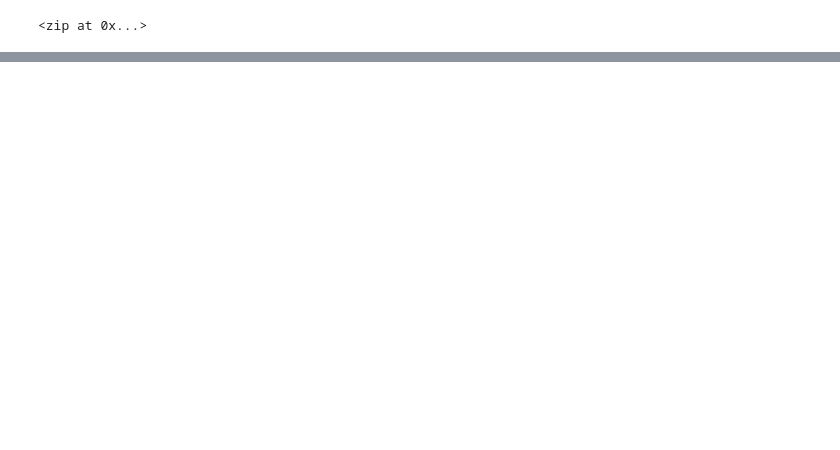
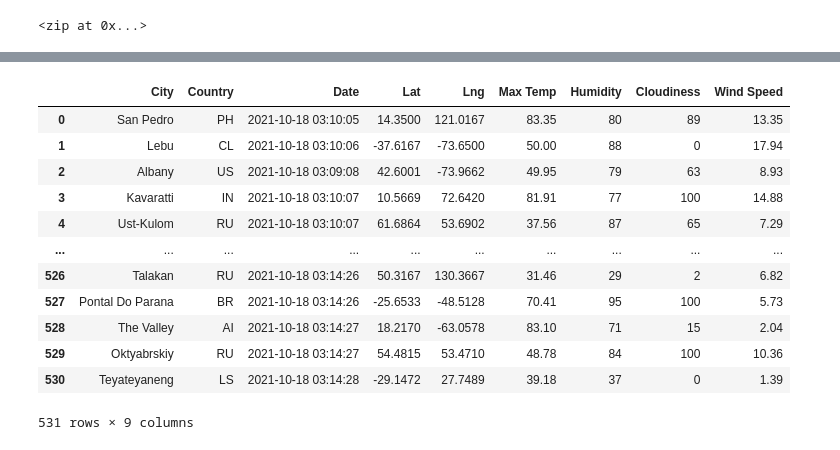
Before and after one commit to MinLopez/World_Weather_Analysis, a Jupyter notebook: WeatherPy.ipynb, the cells around one changed output, grey strips where cells are left out. Drawn from its saved outputs; the diff is of its cells as text; code cells hidden in the pictures; blank space fills up the shorter version.

```diff
--- a/WeatherPy.ipynb
+++ b/WeatherPy.ipynb
@@ -33,0 +45,3 @@ len(cities)
+# %%
+# Starting URL for Weather Map API Call.
+url = "http://api.openweathermap.org/data/2.5/weather?units=Imperial&APPID=" + weather_api_key
@@ -33,0 +51,10 @@ len(cities)
+# %%
+# Create an empty list to hold the weather data.
+city_data = []
+# Print the beginning of the logging.
+print("Beginning Data Retrieval     ")
+print("-----------------------------")
+
+# Create counters.
+record_count = 1
+set_count = 1
@@ -33,0 +141,4 @@ len(cities)
+# %%
+# Convert the array of dictionaries to a Pandas DataFrame.
+city_data_df = pd.DataFrame(city_data)
+city_data_df.head(10)
@@ -33,0 +157,3 @@ len(cities)
+# %%
+new_column_order = ["City", "Country", "Date", "Lat", "Lng" , "Max Temp" , "Humidity" , "Cloudiness" , "Wind Speed"]
+new_column_order
@@ -33,0 +170,17 @@ len(cities)
+# %%
+city_data_df = city_data_df[new_column_order]
+city_data_df
+# %% [output]
+|  | City | Country | Date | Lat | Lng | Max Temp | Humidity | Cloudiness | Wind Speed |
+| 0 | San Pedro | PH | 2021-10-18 03:10:05 | 14.3500 | 121.0167 | 83.35 | 80 | 89 | 13.35 |
+| 1 | Lebu | CL | 2021-10-18 03:10:06 | -37.6167 | -73.6500 | 50.00 | 88 | 0 | 17.94 |
+| 2 | Albany | US | 2021-10-18 03:09:08 | 42.6001 | -73.9662 | 49.95 | 79 | 63 | 8.93 |
+| 3 | Kavaratti | IN | 2021-10-18 03:10:07 | 10.5669 | 72.6420 | 81.91 | 77 | 100 | 14.88 |
+| 4 | Ust-Kulom | RU | 2021-10-18 03:10:07 | 61.6864 | 53.6902 | 37.56 | 87 | 65 | 7.29 |
+| ... | ... | ... | ... | ... | ... | ... | ... | ... | ... |
+| 526 | Talakan | RU | 2021-10-18 03:14:26 | 50.3167 | 130.3667 | 31.46 | 29 | 2 | 6.82 |
+| 527 | Pontal Do Parana | BR | 2021-10-18 03:14:26 | -25.6533 | -48.5128 | 70.41 | 95 | 100 | 5.73 |
+| 528 | The Valley | AI | 2021-10-18 03:14:27 | 18.2170 | -63.0578 | 83.10 | 71 | 15 | 2.04 |
+| 529 | Oktyabrskiy | RU | 2021-10-18 03:14:27 | 54.4815 | 53.4710 | 48.78 | 84 | 100 | 10.36 |
+| 530 | Teyateyaneng | LS | 2021-10-18 03:14:28 | -29.1472 | 27.7489 | 39.18 | 37 | 0 | 1.39 |
+531 rows × 9 columns
```
Also changed, not shown: parts of 10 cells of this notebook, 3 other files.
